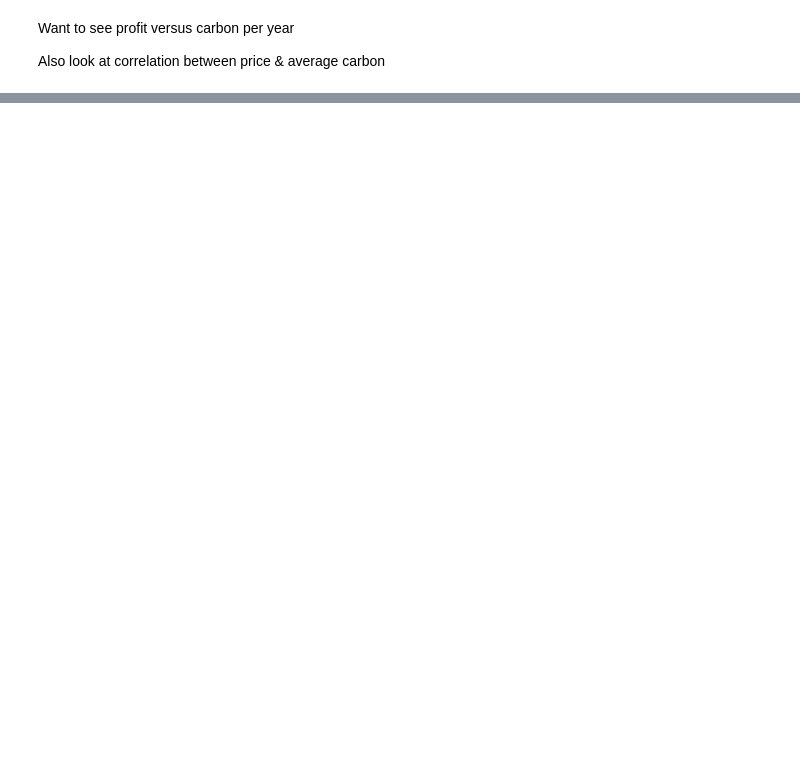
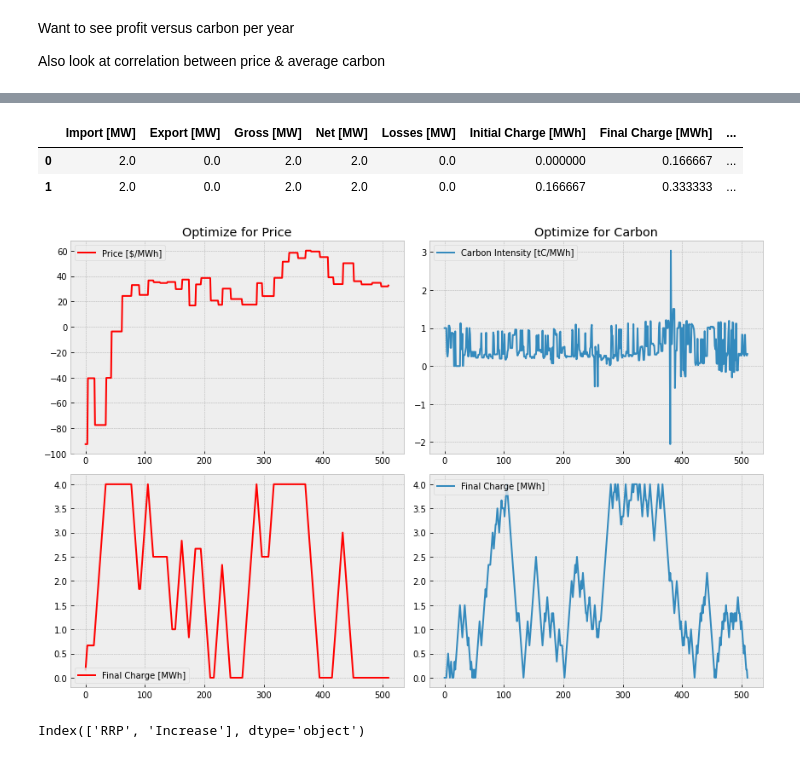
Before and after one commit to ADGEfficiency/energy-py-linear, a Jupyter notebook: notebooks/space-between-expt.ipynb, the cells around one changed output, grey strips where cells are left out. Drawn from its saved outputs; the diff is of its cells as text; code cells hidden in the pictures; blank space fills up the shorter version.

```diff
--- a/notebooks/space-between-expt.ipynb
+++ b/notebooks/space-between-expt.ipynb
@@ -173,0 +277,49 @@ results.to_parquet('./results/monthly-results.parquet')
+# %%
+for year_month, subset in ds.groupby([ds.index.year, ds.index.month]):
+    pass
+
+subset = subset.iloc[512:1024, :]
+
+price = mdl.optimize(
+    prices=subset['RRP'], carbon=subset['Increase'], objective='price', verbose=False
+)
+
+carbon = mdl.optimize(
+    prices=subset['RRP'], carbon=subset['Increase'], objective='carbon', verbose=False
+)
+# %%
+pd.DataFrame(price).head(2)
+# %% [output]
+|  | Import [MW] | Export [MW] | Gross [MW] | Net [MW] | Losses [MW] | Initial Charge [MWh] | Final Charge [MWh] | ... |
+| 0 | 2.0 | 0.0 | 2.0 | 2.0 | 0.0 | 0.000000 | 0.166667 | ... |
+| 1 | 2.0 | 0.0 | 2.0 | 2.0 | 0.0 | 0.166667 | 0.333333 | ... |
+# %%
+m = 24*12
+n = 24*12*2
+
+m = 0
+n = -1
+
+import matplotlib.pyplot as plt
+plt.style.use('bmh')
+
+f, axes = plt.subplots(nrows=2, ncols=2, figsize=(12, 8))
+
+pd.DataFrame(price).iloc[m:n, ].plot(y='Price [$/MWh]', ax=axes[0][0], color='red')
+pd.DataFrame(price).iloc[m:n, ].plot(y='Final Charge [MWh]', ax=axes[1][0], color='red')
+pd.DataFrame(carbon).iloc[m:n, ].plot(y='Final Charge [MWh]', ax=axes[1][1])
+pd.DataFrame(carbon).iloc[m:n, ].plot(y='Carbon Intensity [tC/MWh]', ax=axes[0][1])
+
+axes[0][0].set_title('Optimize for Price')
+axes[0][1].set_title('Optimize for Carbon')
+
+plt.tight_layout()
+f.savefig('/Users/adam/adgefficiency.github.io/assets/space-between/panel.png')
+#for ax in axes.flatten():
+#    ax.get_legend().remove()
+# %% [output]
+[figure, added]
+# %%
+ds.columns
+# %% [output]
+Index(['RRP', 'Increase'], dtype='object')
```
Also changed, not shown: parts of 22 cells of this notebook, 3 other files.
